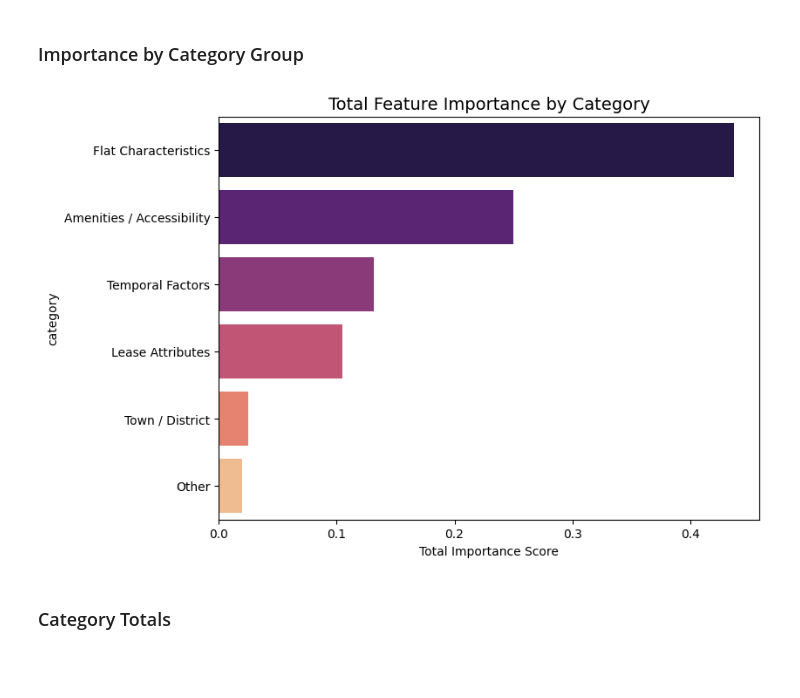
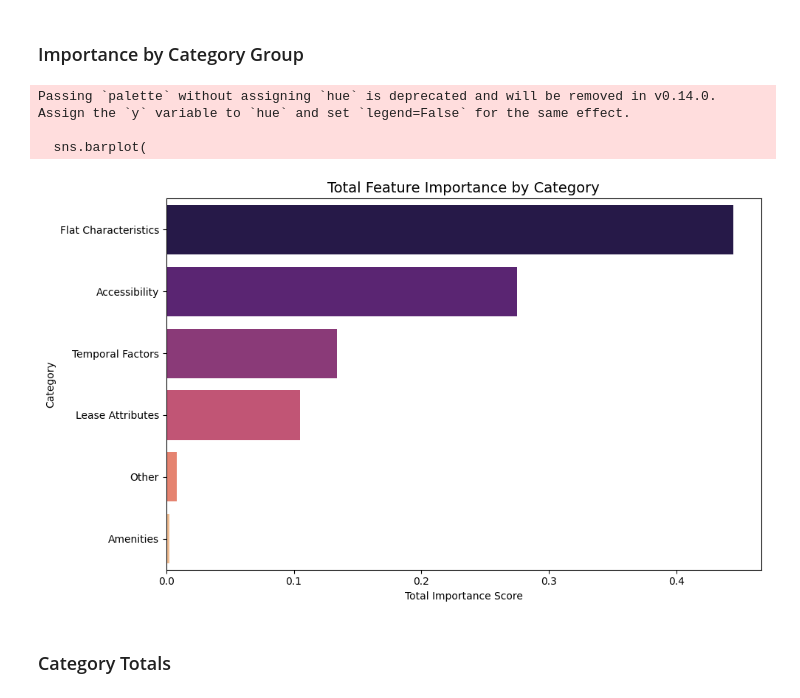
Before and after one commit to dehryl/DAA-Group-2-Internal-Project, a Jupyter notebook: DAA_Group_2_Internal_Project.ipynb, the cells around one changed output. Saved outputs shown, nothing was run; the diff lists cells and outputs as text; code cells hidden in the pictures; blank space fills up the shorter version.

```diff
--- a/DAA_Group_2_Internal_Project.ipynb
+++ b/DAA_Group_2_Internal_Project.ipynb
@@ -2442,39 +2442,63 @@ plt.show()
 # %%
 # Create simple feature categories based on naming patterns
 def assign_category(x):
     x = x.lower()
-    if 'dist' in x or 'cbd' in x or 'mall' in x or 'mrt' in x:
-        return 'Amenities / Accessibility'
-    elif 'flat' in x or 'floor' in x or 'sq' in x:
+
+    # Accessibility-related keywords
+    access_keywords = ['cbd', 'mrt', 'pt_', 'bus', 'drive', 'dist', 'time', 'town', 'district']
+    if any(k in x for k in access_keywords):
+        return 'Accessibility'
+
+    # Amenities-related keywords
+    amenities_keywords = ['mall', 'school', 'pri', 'sec', 'park', 'hospital', 'clinic', 'hawker', 'amen']
+    if any(k in x for k in amenities_keywords):
+        return 'Amenities'
+
+    # Flat characteristics
+    flat_keywords = ['flat', 'floor', 'sqm', 'area', 'room', 'storey']
+    if any(k in x for k in flat_keywords):
         return 'Flat Characteristics'
-    elif 'lease' in x or 'commence' in x:
+
+    # Lease attributes
+    lease_keywords = ['lease', 'commence', 'remaining']
+    if any(k in x for k in lease_keywords):
         return 'Lease Attributes'
-    elif 'town' in x:
-        return 'Town / District'
-    elif 'year' in x:
+
+    # Temporal factors
+    if 'year' in x or 'quarter' in x or 'month' in x:
         return 'Temporal Factors'
-    else:
-        return 'Other'
 
+    # Everything else
+    return 'Other'
+
+
+# --- Apply categories ---
 df_imp['category'] = df_imp['feature'].apply(assign_category)
 
-# Group importance scores by category
-df_group = df_imp.groupby('category')['importance'].sum().sort_values(ascending=False)
+# --- Group and sum ---
+category_summary = (
+    df_imp.groupby('category')['importance']
+          .sum()
+          .sort_values(ascending=False)
+)
 
-plt.figure(figsize=(8,6))
+# --- Plot the graph ---
+plt.figure(figsize=(10,6))
 sns.barplot(
-    x=df_group.values,
-    y=df_group.index,
-    hue=df_group.index,
-    dodge=False,
-    legend=False,
+    x=category_summary.values,
+    y=category_summary.index,
     palette="magma"
 )
 plt.title("Total Feature Importance by Category", fontsize=14)
 plt.xlabel("Total Importance Score")
+plt.ylabel("Category")
+plt.tight_layout()
 plt.show()
 # %% [output]
+Passing `palette` without assigning `hue` is deprecated and will be removed in v0.14.0. Assign the `y` variable to `hue` and set `legend=False` for the same effect.
+
+  sns.barplot(
-[figure, old version]
+[figure, new version]
 # %% [markdown]
 ### Category Totals
 # %%
```
